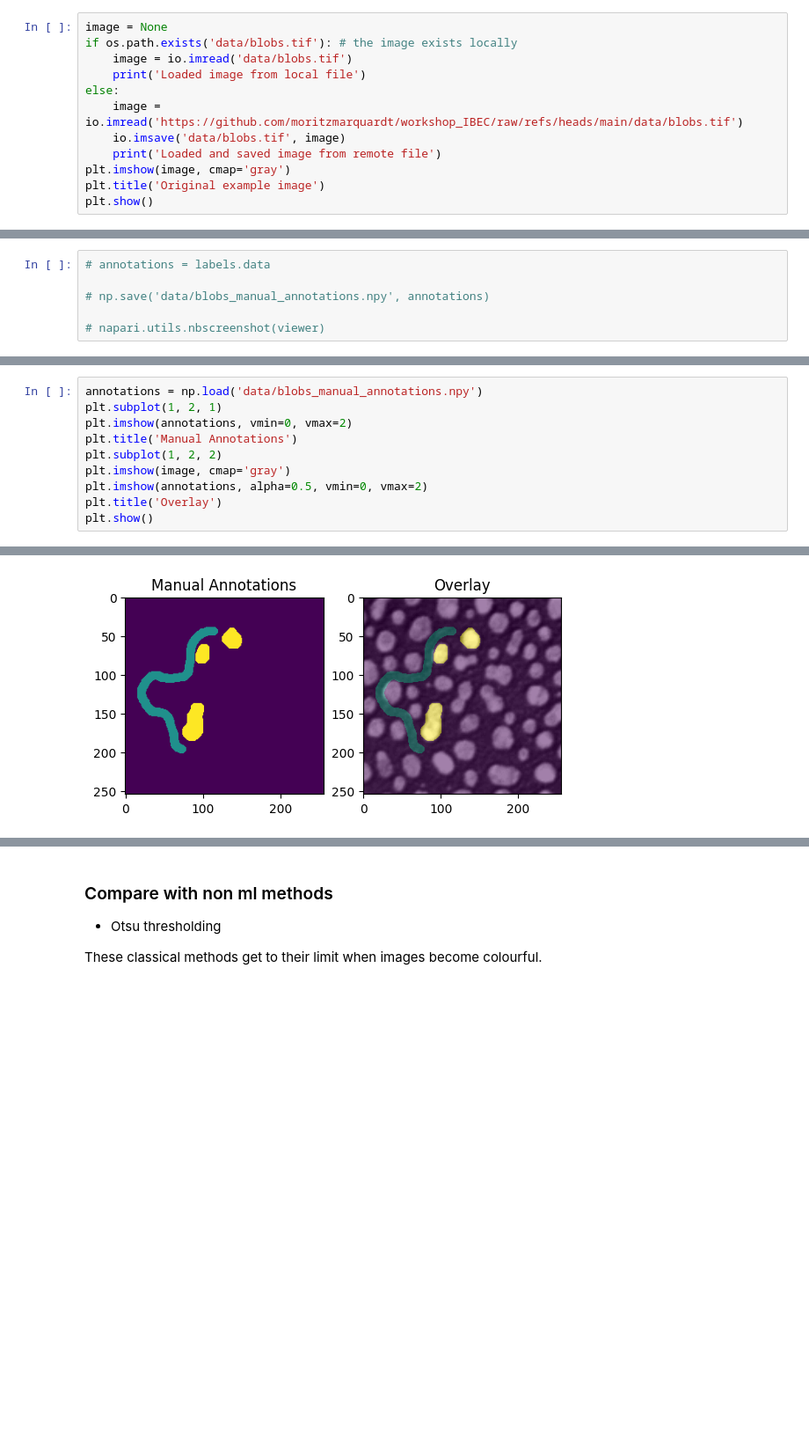
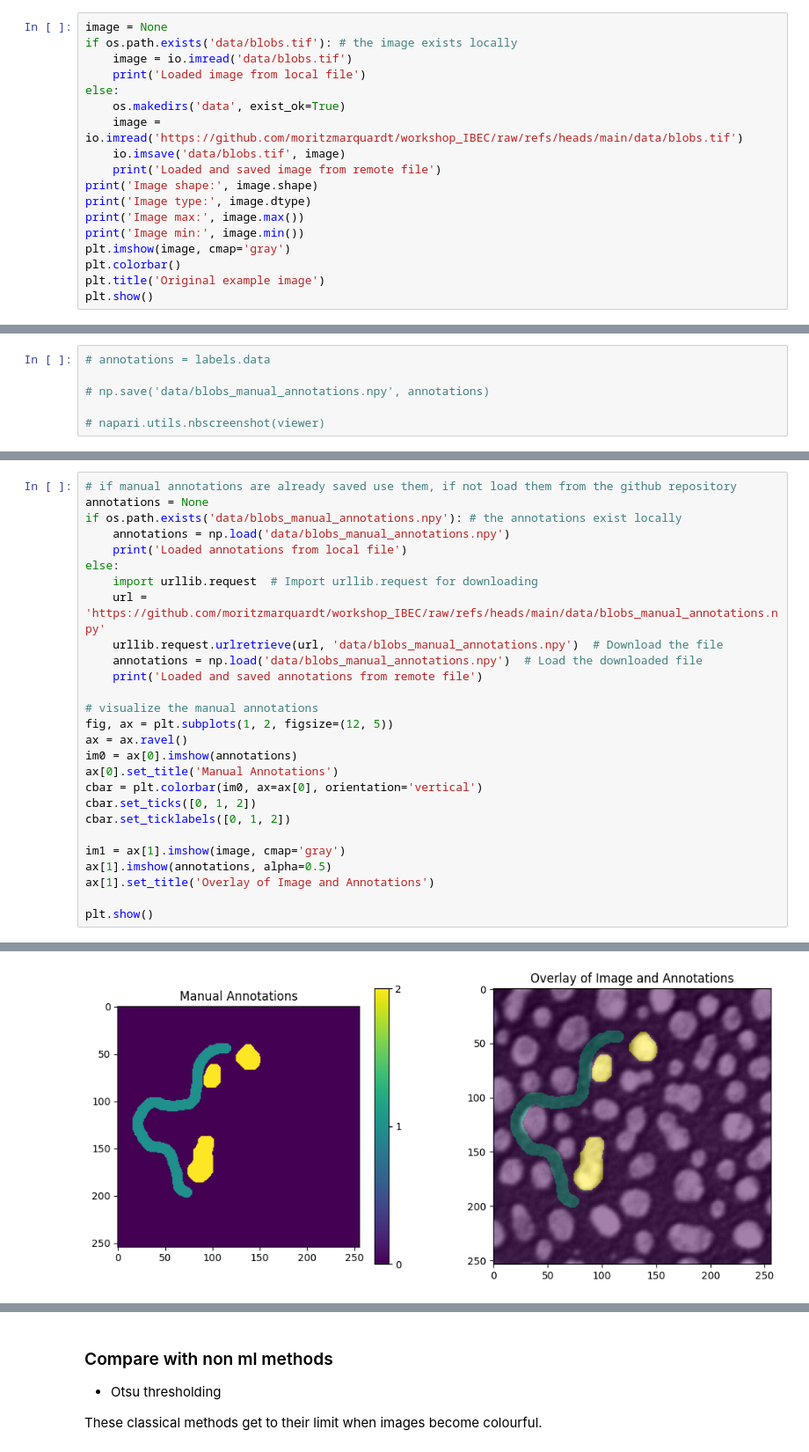
Before and after one commit to moritzmarquardt/workshop_IBEC, a Jupyter notebook: 02_cell_segmentation_classification_rfc.ipynb, the cells around one changed output, grey strips where cells are left out. Shown at 88% size. Saved outputs shown, nothing was run; the diff lists cells and outputs as text; blank space fills up the shorter version.

```diff
--- a/02_cell_segmentation_classification_rfc.ipynb
+++ b/02_cell_segmentation_classification_rfc.ipynb
@@ -32,10 +35,16 @@ if os.path.exists('data/blobs.tif'): # the image exists locally
     image = io.imread('data/blobs.tif')
     print('Loaded image from local file')
 else:
+    os.makedirs('data', exist_ok=True)
     image = io.imread('https://github.com/moritzmarquardt/workshop_IBEC/raw/refs/heads/main/data/blobs.tif')
     io.imsave('data/blobs.tif', image)
     print('Loaded and saved image from remote file')
+print('Image shape:', image.shape)
+print('Image type:', image.dtype)
+print('Image max:', image.max())
+print('Image min:', image.min())
 plt.imshow(image, cmap='gray')
+plt.colorbar()
 plt.title('Original example image')
 plt.show()
 # %% [output]
@@ -100,11 +86,28 @@ plt.show()
 # %%
-annotations = np.load('data/blobs_manual_annotations.npy')
-plt.subplot(1, 2, 1)
-plt.imshow(annotations, vmin=0, vmax=2)
-plt.title('Manual Annotations')
-plt.subplot(1, 2, 2)
-plt.imshow(image, cmap='gray')
-plt.imshow(annotations, alpha=0.5, vmin=0, vmax=2)
-plt.title('Overlay')
+# if manual annotations are already saved use them, if not load them from the github repository
+annotations = None
+if os.path.exists('data/blobs_manual_annotations.npy'): # the annotations exist locally
+    annotations = np.load('data/blobs_manual_annotations.npy')
+    print('Loaded annotations from local file')
+else:
+    import urllib.request  # Import urllib.request for downloading
+    url = 'https://github.com/moritzmarquardt/workshop_IBEC/raw/refs/heads/main/data/blobs_manual_annotations.npy'
+    urllib.request.urlretrieve(url, 'data/blobs_manual_annotations.npy')  # Download the file
+    annotations = np.load('data/blobs_manual_annotations.npy')  # Load the downloaded file
+    print('Loaded and saved annotations from remote file')
+
+# visualize the manual annotations
+fig, ax = plt.subplots(1, 2, figsize=(12, 5))
+ax = ax.ravel()
+im0 = ax[0].imshow(annotations)
+ax[0].set_title('Manual Annotations')
+cbar = plt.colorbar(im0, ax=ax[0], orientation='vertical')
+cbar.set_ticks([0, 1, 2])
+cbar.set_ticklabels([0, 1, 2])
+
+im1 = ax[1].imshow(image, cmap='gray')
+ax[1].imshow(annotations, alpha=0.5)
+ax[1].set_title('Overlay of Image and Annotations')
+
 plt.show()
 # %% [output]
@@ -111 +115 @@ plt.show()
-[figure, old version]
+[figure, new version]
```
Also changed, not shown: parts of 22 cells of this notebook.
